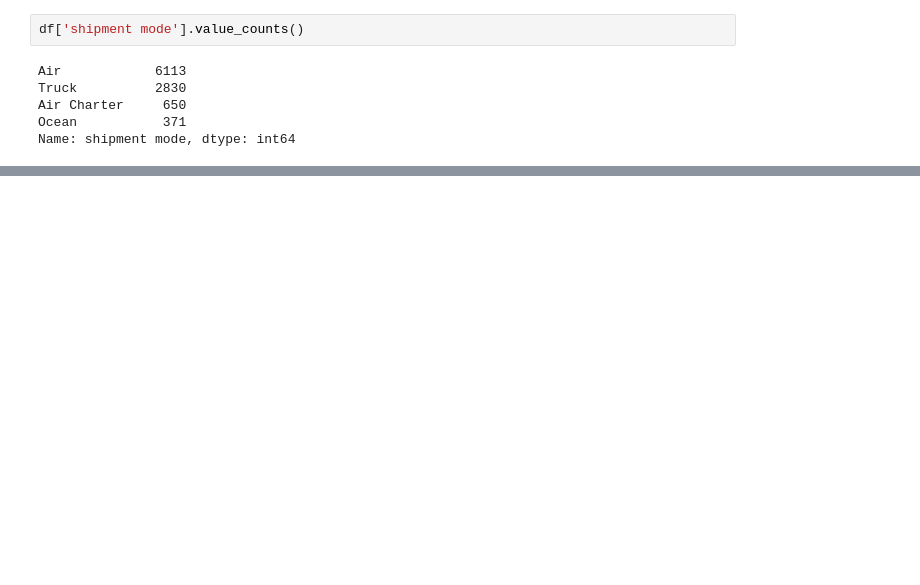
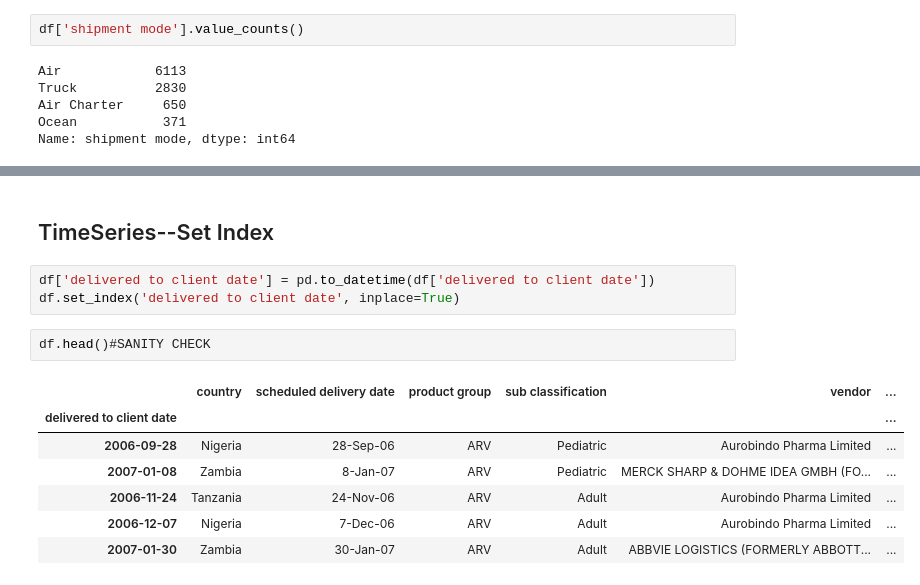
Before and after one commit to SBeyzaU/Demand-Forecasting, a Jupyter notebook: Working.ipynb, the cells around one changed output, grey strips where cells are left out. Drawn from its saved outputs; the diff is of its cells as text; blank space fills up the shorter version.

```diff
--- a/Working.ipynb
+++ b/Working.ipynb
@@ -64,0 +234,15 @@ Name: shipment mode, dtype: int64
+# %% [markdown]
+## TimeSeries--Set Index
+# %%
+df['delivered to client date'] = pd.to_datetime(df['delivered to client date'])
+df.set_index('delivered to client date', inplace=True)
+# %%
+df.head()#SANITY CHECK
+# %% [output]
+|  | country | scheduled delivery date | product group | sub classification | vendor | ... |
+| delivered to client date |  |  |  |  |  | ... |
+| 2006-09-28 | Nigeria | 28-Sep-06 | ARV | Pediatric | Aurobindo Pharma Limited | ... |
+| 2007-01-08 | Zambia | 8-Jan-07 | ARV | Pediatric | MERCK SHARP & DOHME IDEA GMBH (FO... | ... |
+| 2006-11-24 | Tanzania | 24-Nov-06 | ARV | Adult | Aurobindo Pharma Limited | ... |
+| 2006-12-07 | Nigeria | 7-Dec-06 | ARV | Adult | Aurobindo Pharma Limited | ... |
+| 2007-01-30 | Zambia | 30-Jan-07 | ARV | Adult | ABBVIE LOGISTICS (FORMERLY ABBOTT... | ... |
```
Also changed, not shown: parts of 15 cells of this notebook.
